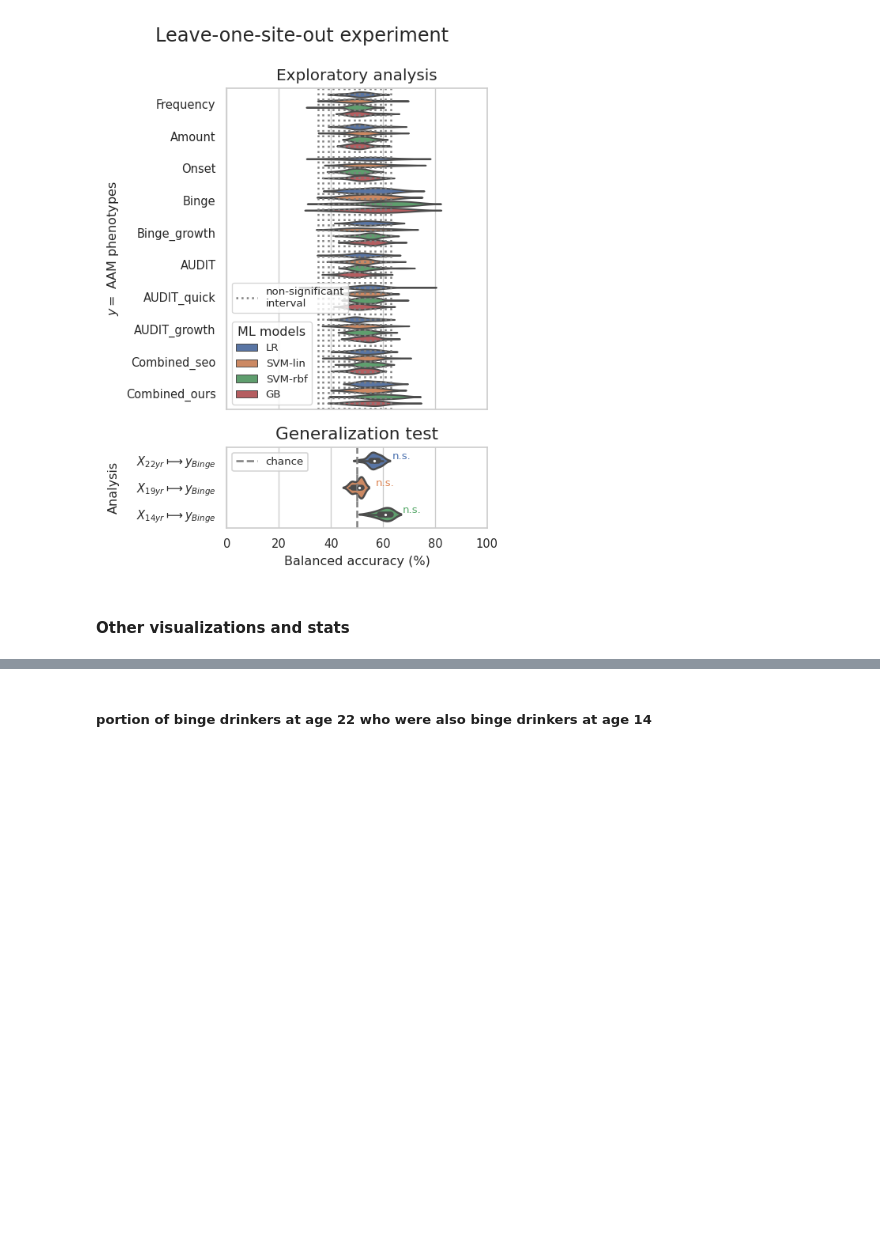
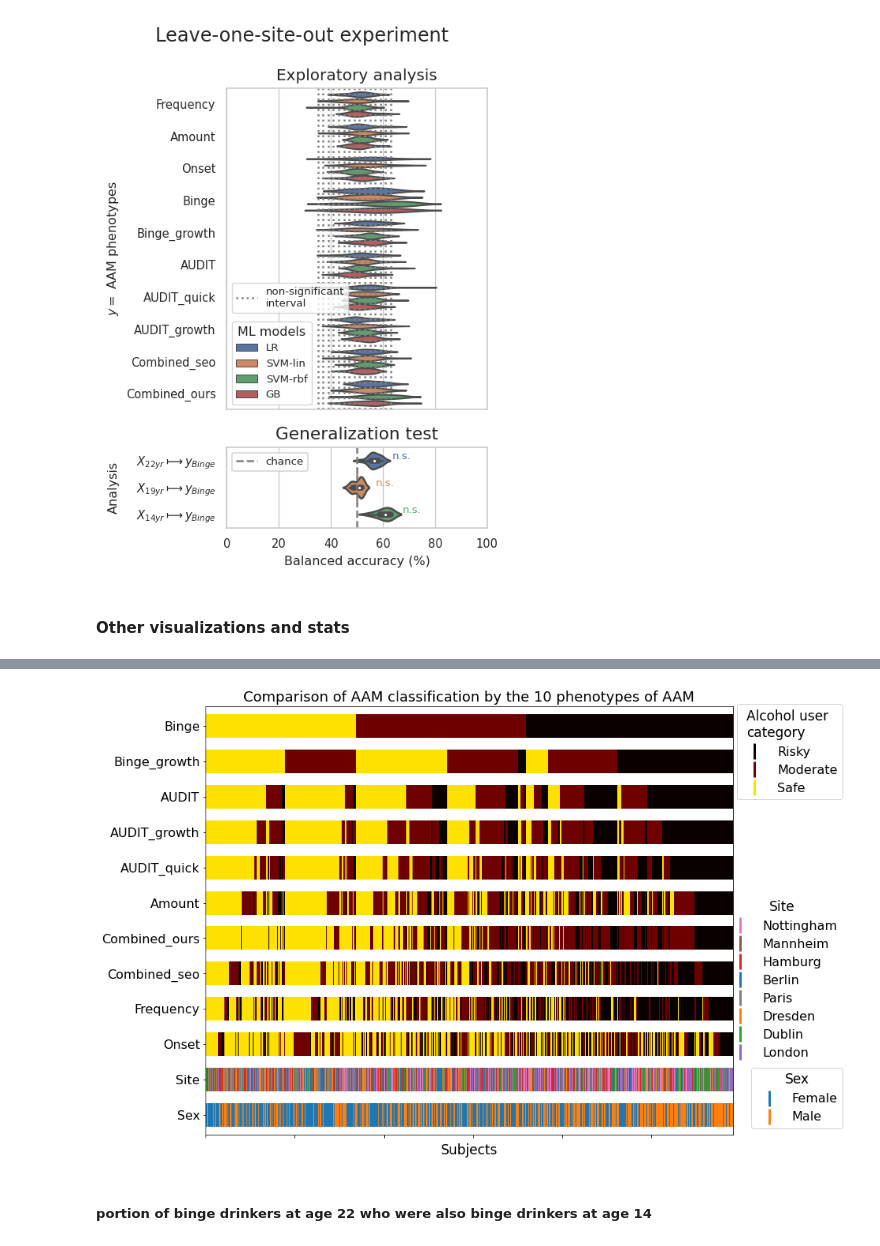
Before and after one commit to RoshanRane/ML_for_IMAGEN, a Jupyter notebook: generate_figures.ipynb, the cells around one changed output, grey strips where cells are left out. Cells and saved outputs as stored; diff of their text form; code cells hidden in the pictures; blank space fills up the shorter version.

```diff
--- a/generate_figures.ipynb
+++ b/generate_figures.ipynb
@@ -718,3 +806,88 @@ plt.savefig("figures/{}{}.pdf".format(OUTPUT, "_auc" if x=='roc_auc' else ''), b
+# %%
+from matplotlib.lines import Line2D
+
+def make_legend_lines(values, cmap):
+    return [Line2D([], [], color=cmap(v),
+                    marker='|', ls='None',
+                    markersize=20, markeredgewidth=3) for v in values]
+
+def plot_subject_classes(dfx, ax, confs=[], sort_order=[], lw=10):
+
+    fs=16
+    df = dfx.copy()
+    if sort_order: df= df.sort_values(sort_order)
+
+    legs = []
+    # generate for confounds first
+    cmap=plt.cm.tab10
+    for ii, lbl in enumerate(confs):
+        # convert the values to categorical values|
+        indices = df[lbl].astype("category").cat.codes
+        # Visualize the results
+        ax.scatter(range(len(indices)), [ii+.5]*len(indices),
+                   c=[cmap(i) for i in indices],
+                   marker='_', lw=lw)
+        leg = ax.legend(make_legend_lines(indices.unique(), cmap=cmap),
+                    df[lbl].unique(),
+                    fontsize=fs, title=lbl.title(), frameon=(ii==0),
+                    bbox_to_anchor=(1.22,0.15*ii), loc='lower right')
+        plt.setp(leg.get_title(),fontsize=fs+1)
+        legs.extend([leg])
+
+    # drop the confounds now
+    df = df[[c for c in df.columns if c not in confs]]
+
+    # generate for labels (all the remaining columns)
+    df = df.reindex(reversed(sort_order), axis=1)
+    cmap =plt.cm.hot_r
+    cmap_val = [0.3,0.85,1.0]
+    for ii, lbl in enumerate(df):
+        indices = df[lbl].apply(lambda x:cmap_val[int(x)]).values
+        # Visualize the results
+        ax.scatter(range(len(indices)), [ii+len(confs)+.5]*len(indices),
+                   c=[cmap(i) for i in indices],
+                   marker='_', lw=lw, cmap=cmap, edgecolors='grey',
+                   label=lbl)
+
+    ax.set_yticks(np.arange(len(confs)+len(df.columns)) + .5)
+    ax.set_yticklabels(confs+df.columns.values.tolist(), fontsize=fs)
+    ax.set_xticklabels([])
+#     ax.set_ylabel('AAM phenotypes', fontsize=fs+1)
+    ax.set_xlabel('Subjects', fontsize=fs+1)
+    ax.set_xlim([0, len(df)])
+
+    leg3 = plt.legend(
+            make_legend_lines(cmap_val[::-1], cmap=cmap),
+            ['Risky','Moderate','Safe'],
+            fontsize=fs,
+            title="Alcohol user \ncategory",
+            bbox_to_anchor=(1.22, 1.02),
+            loc="upper right")
+    plt.setp(leg3.get_title(),fontsize=fs+1)
+    # add the other conf legends
+    [ax.add_artist(leg) for leg in legs]
+
+    plt.title("Comparison of AAM classification by the 10 phenotypes of AAM", fontsize=fs+2)
+
+    return ax
+
+##################################################################################################
+# sort_order = ["Binge", "Binge_growth", "Combined_ours",
+#               "Combined_seo", "AUDIT", "AUDIT_quick", "AUDIT_growth",
+#               "Frequency", "Amount", "onset<15"]
+sort_order =  [n for n in sorted(final_df.columns) if "binge" in n.lower()] + \
+[n for n in sorted(final_df.columns) if ("binge" not in n.lower()) and (n not in confs)]
+# sort_order = list(reversed(sort_order))
+# print(sort_order)
+fig, ax = plt.subplots(figsize=(12,len(sort_order)))
+
+plot_subject_classes(final_df, ax, confs=confs,
+                     sort_order=sort_order,
+                     lw=30)
+
+plt.savefig('figures/AAM_lbls_compare.pdf', bbox_inches='tight', pad_inches=0, transparent=True)
+# %% [output]
+[figure, added]
 # %%
 # modalities = {
 #               "":"all",
```
Also changed, not shown: parts of 1 cell of this notebook, 11 other files.
